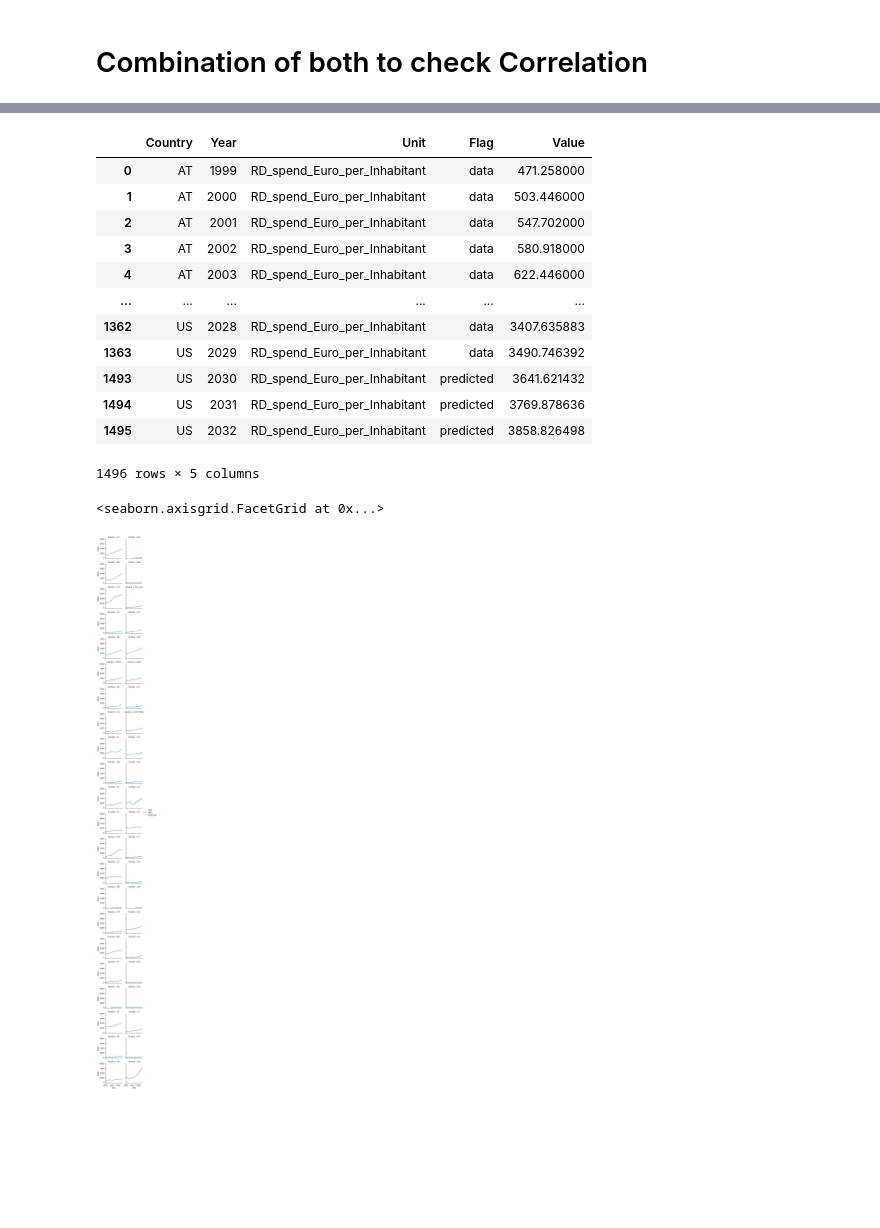
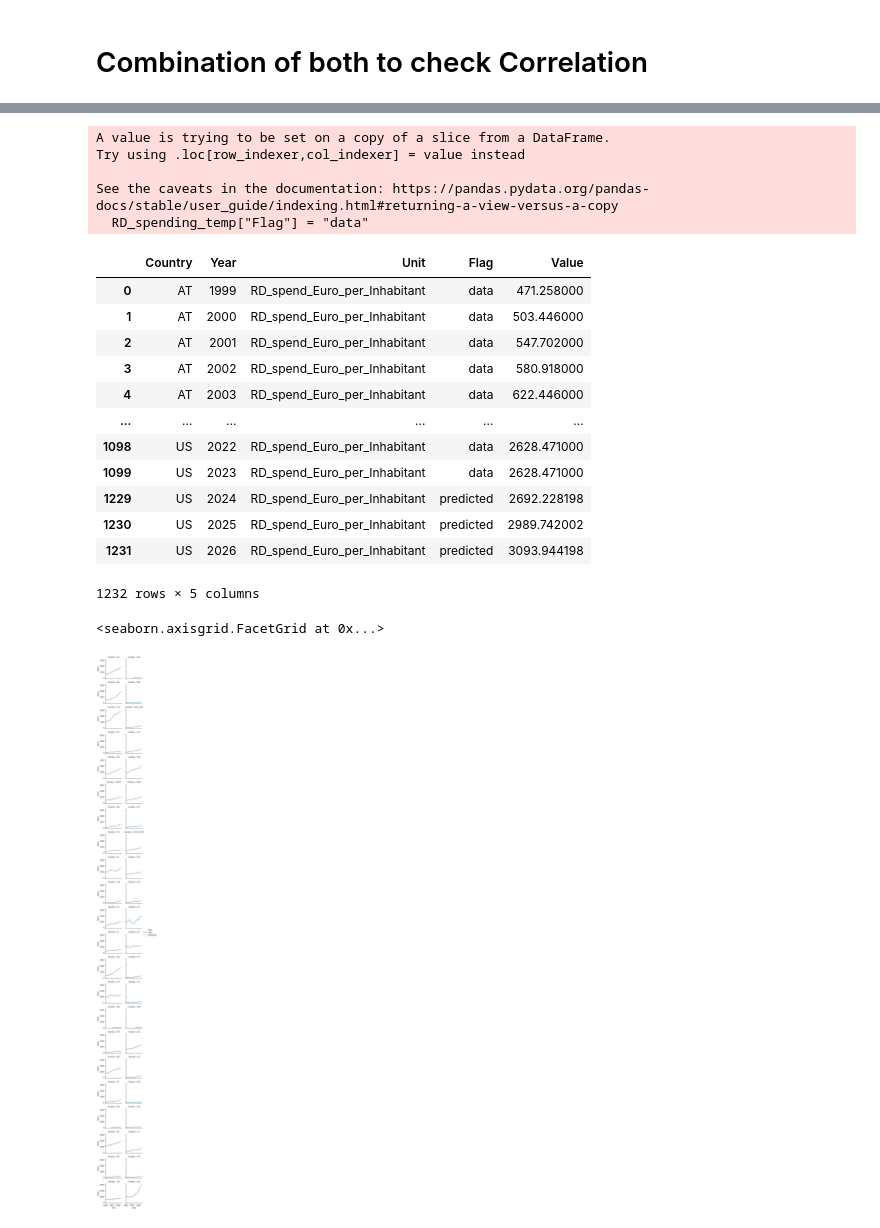
Before and after one commit to StefanHamm/DOPP_WS24, a Jupyter notebook: notebooks/Consolidated.ipynb, the cells around one changed output, grey strips where cells are left out. Saved outputs shown, nothing was run; the diff lists cells and outputs as text; code cells hidden in the pictures; blank space fills up the shorter version.

```diff
--- a/notebooks/Consolidated.ipynb
+++ b/notebooks/Consolidated.ipynb
@@ -1275,0 +1242,18 @@ Final                                             0.826126  1.000000
+# %%
+
+GII_2023_prepared['Country'] = GII_2023_prepared.index.map(country_abbreviations)
+
+#display(GII_2023_prepared)
+print(merged_df)
+merged_df.reset_index(inplace=True)
+merged_df_relevant = merged_df[(merged_df["Year"] == 2023) & (merged_df["Unit"] == "RD_spend_Euro_per_Inhabitant")]
+result = pd.merge(merged_df_relevant, GII_2023_prepared, on=["Country", "Country"], how='inner')
+
+result = result[['Country', 'Year', 'Value', 'Final']]
+result.rename(columns={"Value": "RD_spend_Euro_per_Inhabitant"}, inplace=True)
+result.set_index(['Country', 'Year'], inplace=True)
+
+display(result)
+print(result.corr())
+
+#TODO: vielleicht noch andere Jahre ansehen und verschönern (Code)
@@ -1276,5 +1302,5 @@ Final                                             0.826126  1.000000
 # %%
 RD_spending = merged_df[(merged_df["Unit"] == "RD_spend_Euro_per_Inhabitant")]
-RD_spending.drop(columns=["level_0", "index"], inplace=True)
+#RD_spending.drop(columns=["level_0", "index"], inplace=True)
 display(RD_spending)
 # %% [output]
@@ -1315,6 +1337,11 @@ RD_spending_forecast = pd.concat([RD_spending_temp, pd.DataFrame(forecasts)], ig
 RD_spending_forecast.sort_values(by= ["Country", "Year"], inplace=True)
 display(RD_spending_forecast)
 # %% [output]
+A value is trying to be set on a copy of a slice from a DataFrame.
+Try using .loc[row_indexer,col_indexer] = value instead
+
+See the caveats in the documentation: https://pandas.pydata.org/pandas-docs/stable/user_guide/indexing.html#returning-a-view-versus-a-copy
+  RD_spending_temp["Flag"] = "data"
 |  | Country | Year | Unit | Flag | Value |
 | 0 | AT | 1999 | RD_spend_Euro_per_Inhabitant | data | 471.258000 |
 | 1 | AT | 2000 | RD_spend_Euro_per_Inhabitant | data | 503.446000 |
@@ -1322,18 +1349,18 @@ display(RD_spending_forecast)
 | 3 | AT | 2002 | RD_spend_Euro_per_Inhabitant | data | 580.918000 |
 | 4 | AT | 2003 | RD_spend_Euro_per_Inhabitant | data | 622.446000 |
 | ... | ... | ... | ... | ... | ... |
-| 1362 | US | 2028 | RD_spend_Euro_per_Inhabitant | data | 3407.635883 |
-| 1363 | US | 2029 | RD_spend_Euro_per_Inhabitant | data | 3490.746392 |
-| 1493 | US | 2030 | RD_spend_Euro_per_Inhabitant | predicted | 3641.621432 |
-| 1494 | US | 2031 | RD_spend_Euro_per_Inhabitant | predicted | 3769.878636 |
-| 1495 | US | 2032 | RD_spend_Euro_per_Inhabitant | predicted | 3858.826498 |
+| 1098 | US | 2022 | RD_spend_Euro_per_Inhabitant | data | 2628.471000 |
+| 1099 | US | 2023 | RD_spend_Euro_per_Inhabitant | data | 2628.471000 |
+| 1229 | US | 2024 | RD_spend_Euro_per_Inhabitant | predicted | 2692.228198 |
+| 1230 | US | 2025 | RD_spend_Euro_per_Inhabitant | predicted | 2989.742002 |
+| 1231 | US | 2026 | RD_spend_Euro_per_Inhabitant | predicted | 3093.944198 |
-1496 rows × 5 columns
+1232 rows × 5 columns
 # %%
 g = sns.FacetGrid(RD_spending_forecast, col="Country", hue="Flag", col_wrap=2, height=2, xlim=(2000, 2026))
 g.map(sns.lineplot, "Year", "Value")
 g.add_legend()
 
-//TODO: Farbliche Darstellung der PRediction? generell GRaphs aufbereiten.
+#TODO: Farbliche Darstellung der PRediction? generell GRaphs aufbereiten.
 # %% [output]
 <seaborn.axisgrid.FacetGrid at 0x...>
-[figure, old version]
+[figure, new version]
```
Also changed, not shown: parts of 17 cells of this notebook, 2 other files.
